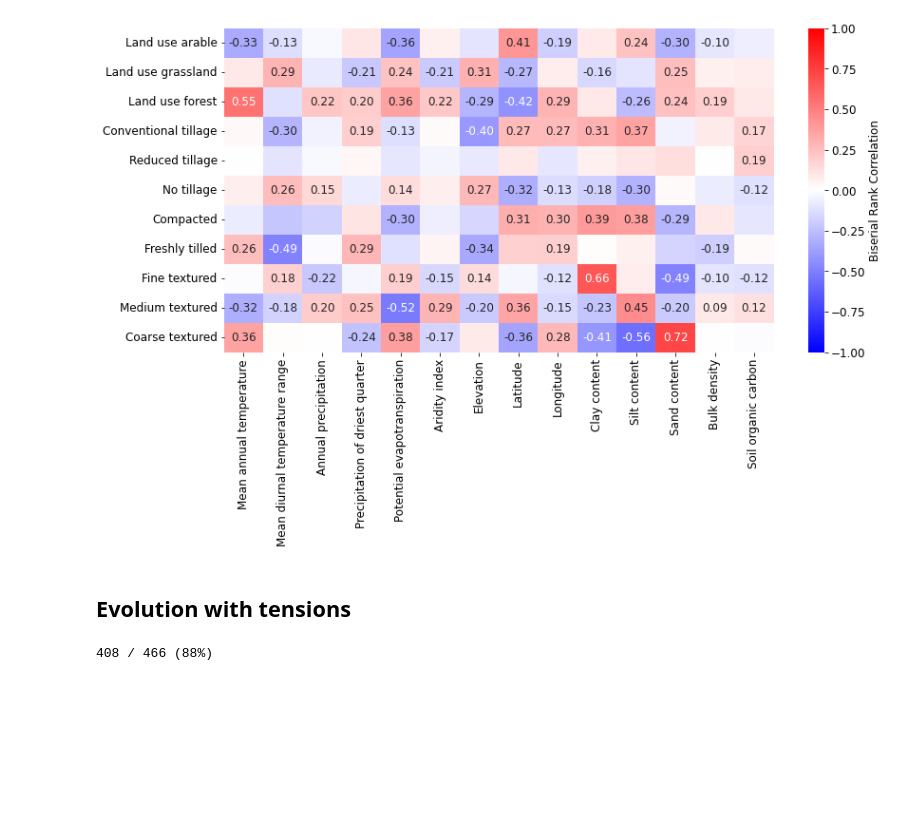
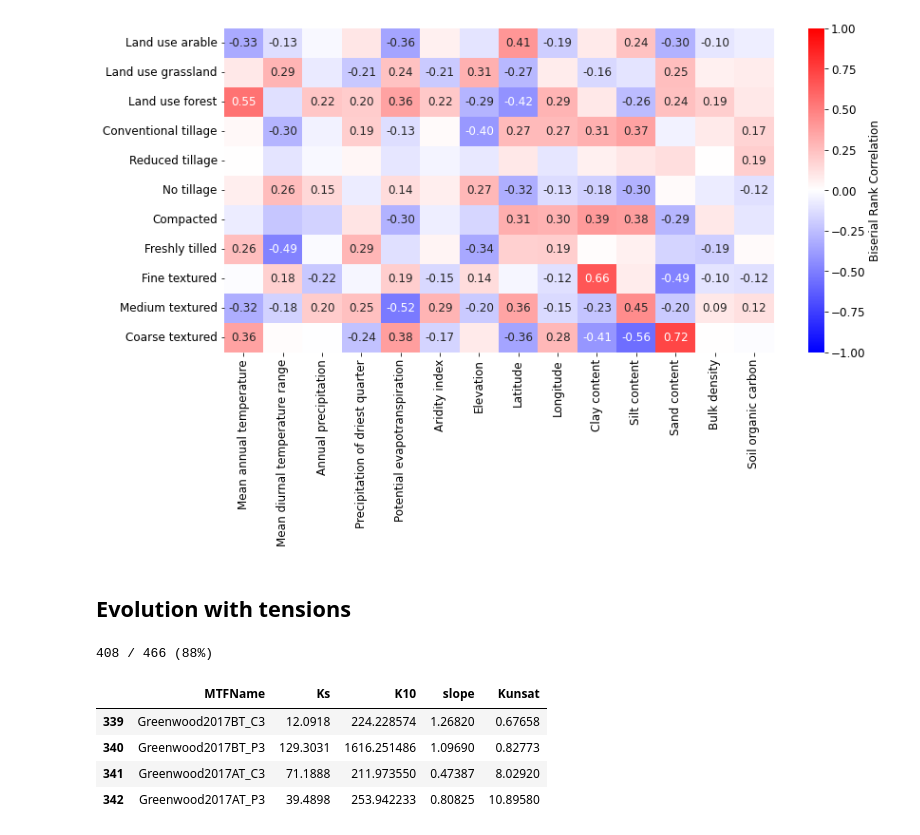
Before and after one commit to climasoma/otim-db, a Jupyter notebook: notebooks/otimdb-eda.ipynb, the cells around one changed output. Drawn from its saved outputs; the diff is of its cells as text; code cells hidden in the pictures; blank space fills up the shorter version.

```diff
--- a/notebooks/otimdb-eda.ipynb
+++ b/notebooks/otimdb-eda.ipynb
@@ -1606,6 +1606,14 @@ print(np.sum(i2keep), '/', i2keep.shape[0], '({:.0f}%)'.format(
     np.sum(i2keep)/i2keep.shape[0]*100))
 # %% [output]
 408 / 466 (88%)
+# %%
+dfm[dfm['log_Ks'].lt(dfm['log_K10'])][['MTFName', 'Ks', 'K10','slope','Kunsat']]
+# %% [output]
+|  | MTFName | Ks | K10 | slope | Kunsat |
+| 339 | Greenwood2017BT_C3 | 12.0918 | 224.228574 | 1.26820 | 0.67658 |
+| 340 | Greenwood2017BT_P3 | 129.3031 | 1616.251486 | 1.09690 | 0.82773 |
+| 341 | Greenwood2017AT_C3 | 71.1888 | 211.973550 | 0.47387 | 8.02920 |
+| 342 | Greenwood2017AT_P3 | 39.4898 | 253.942233 | 0.80825 | 10.89580 |
 # %%
 # evolution of K per tension soil texture (and define all useful functions)
 gcol = 'SoilTextureUSDA'
```
Also changed, not shown: parts of 7 cells of this notebook, 13 other files.
